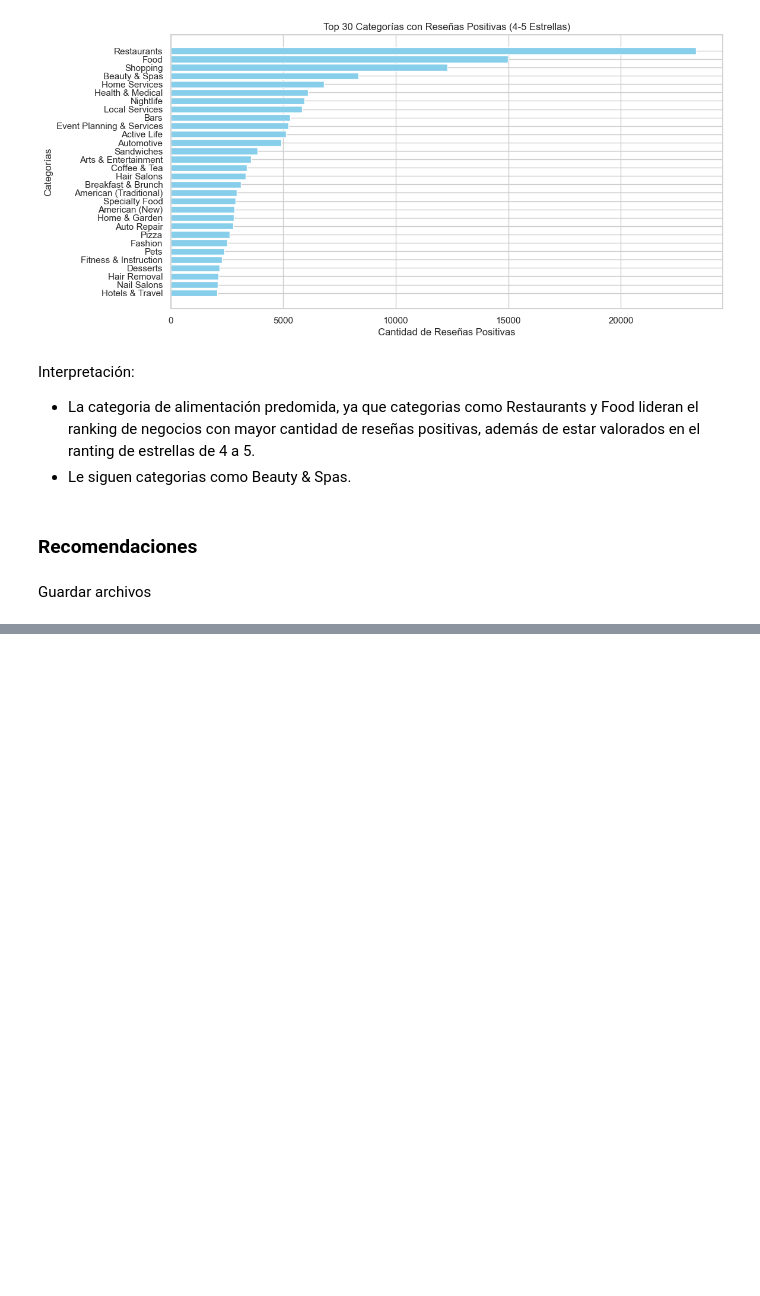
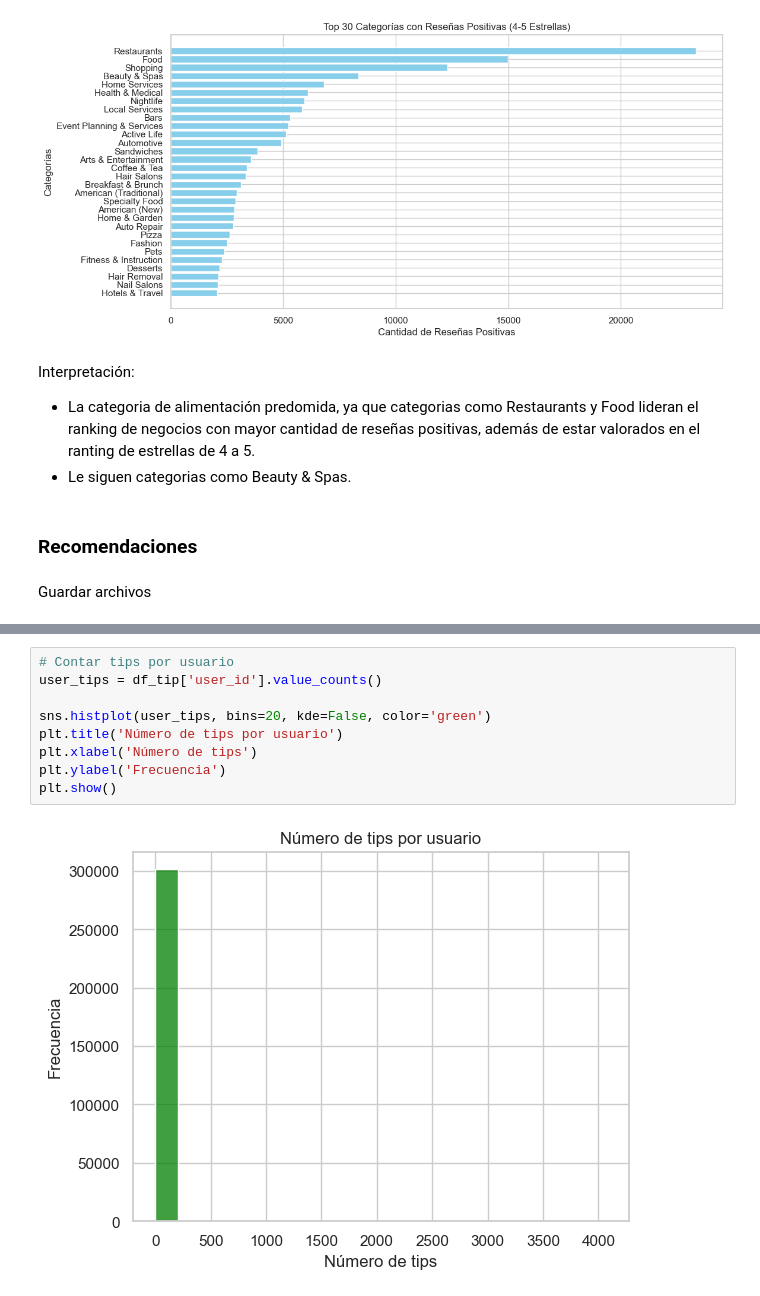
Before and after one commit to JossySharry/Proyecto_Yelp_GoogleMaps, a Jupyter notebook: Sprint_1/ETL_EDA_Yelp.ipynb, the cells around one changed output, grey strips where cells are left out. Cells and saved outputs as stored; diff of their text form; blank space fills up the shorter version.

```diff
--- a/Sprint_1/ETL_EDA_Yelp.ipynb
+++ b/Sprint_1/ETL_EDA_Yelp.ipynb
@@ -266,0 +358,11 @@ Guardar archivos
+# %%
+# Contar tips por usuario
+user_tips = df_tip['user_id'].value_counts()
+
+sns.histplot(user_tips, bins=20, kde=False, color='green')
+plt.title('Número de tips por usuario')
+plt.xlabel('Número de tips')
+plt.ylabel('Frecuencia')
+plt.show()
+# %% [output]
+[figure, added]
```
Also changed, not shown: parts of 62 cells of this notebook.
